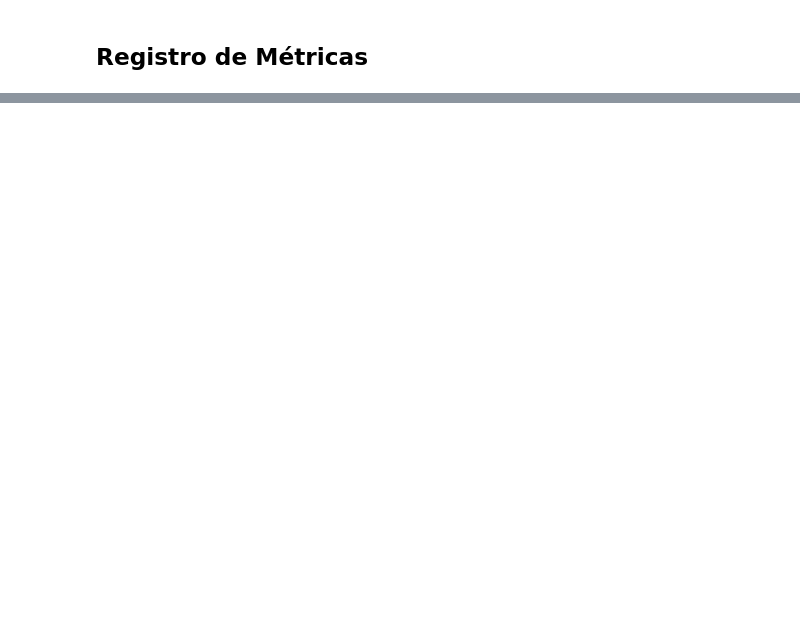
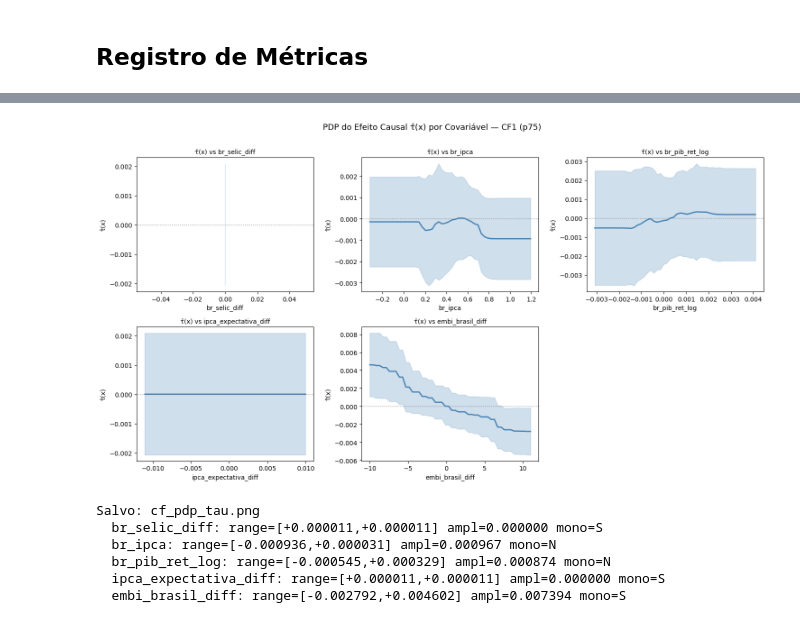
Before and after one commit to LucaoCodes/TCC, a Jupyter notebook: notebooks/06_causal_forest.ipynb, the cells around one changed output, grey strips where cells are left out. Drawn from its saved outputs; the diff is of its cells as text; code cells hidden in the pictures; blank space fills up the shorter version.

```diff
--- a/notebooks/06_causal_forest.ipynb
+++ b/notebooks/06_causal_forest.ipynb
@@ -163,0 +594,34 @@ ATE: -0.000002  IC 95%: [-0.004325, 0.004322]
+# %%
+# ── PDP do τ(x) — heterogeneidade por covariável ─────────────────────────
+r = resultados['p75']; cf,X_te,covs = r['cf'],r['X_te'],r['covs']
+fig,axes = plt.subplots(2,3,figsize=(15,8)); axes = axes.flatten()
+pdp_sum = {}
+for j,cov in enumerate(covs):
+    grid = np.linspace(np.percentile(X_te[:,j],5),np.percentile(X_te[:,j],95),50)
+    Xg   = np.tile(np.median(X_te,axis=0),(50,1)); Xg[:,j] = grid
+    tg   = cf.effect(Xg); tl,tu = cf.effect_interval(Xg,alpha=0.05)
+    ax   = axes[j]
+    ax.plot(grid,tg,color='steelblue',lw=2)
+    ax.fill_between(grid,tl,tu,alpha=0.25,color='steelblue')
+    ax.axhline(0,color='gray',ls=':',lw=1)
+    ax.set_xlabel(cov,fontsize=10); ax.set_ylabel('τ̂(x)',fontsize=10)
+    ax.set_title(f'τ̂(x) vs {cov}',fontsize=10)
+    pdp_sum[cov] = {'min':float(tg.min()),'max':float(tg.max()),
+                    'range':float(tg.max()-tg.min()),
+                    'mono':bool(np.all(np.diff(tg)>=0) or np.all(np.diff(tg)<=0))}
+axes[5].set_visible(False)
+plt.suptitle('PDP do Efeito Causal τ̂(x) por Covariável — CF1 (p75)',fontsize=13,y=1.01)
+plt.tight_layout()
+plt.savefig(str(FIGS_DIR/"cf_pdp_tau.png"),dpi=150,bbox_inches="tight"); plt.show()
+print("Salvo: cf_pdp_tau.png")
+for cov,s in pdp_sum.items():
+    print(f"  {cov}: range=[{s['min']:+.6f},{s['max']:+.6f}] ampl={s['range']:.6f} mono={'S' if s['mono'] else 'N'}")
+_PDP = pdp_sum
+# %% [output]
+[figure, added]
+Salvo: cf_pdp_tau.png
+  br_selic_diff: range=[+0.000011,+0.000011] ampl=0.000000 mono=S
+  br_ipca: range=[-0.000936,+0.000031] ampl=0.000967 mono=N
+  br_pib_ret_log: range=[-0.000545,+0.000329] ampl=0.000874 mono=N
+  ipca_expectativa_diff: range=[+0.000011,+0.000011] ampl=0.000000 mono=S
+  embi_brasil_diff: range=[-0.002792,+0.004602] ampl=0.007394 mono=S
```
Also changed, not shown: parts of 25 cells of this notebook, 8 other files.
